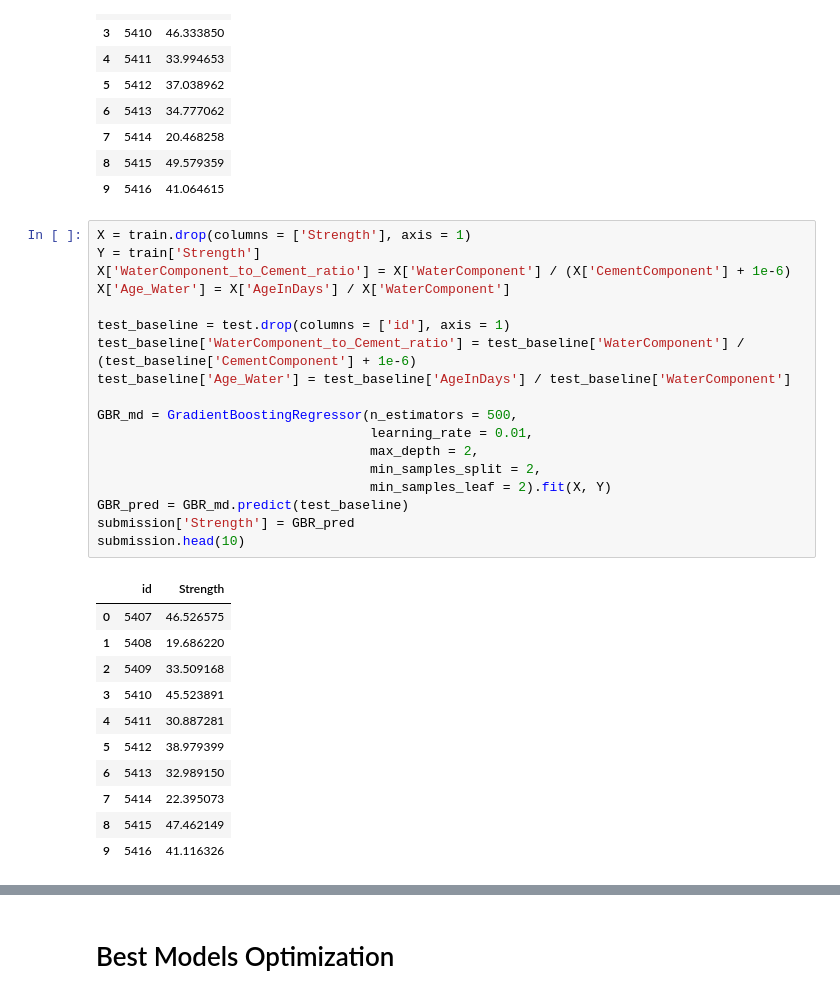
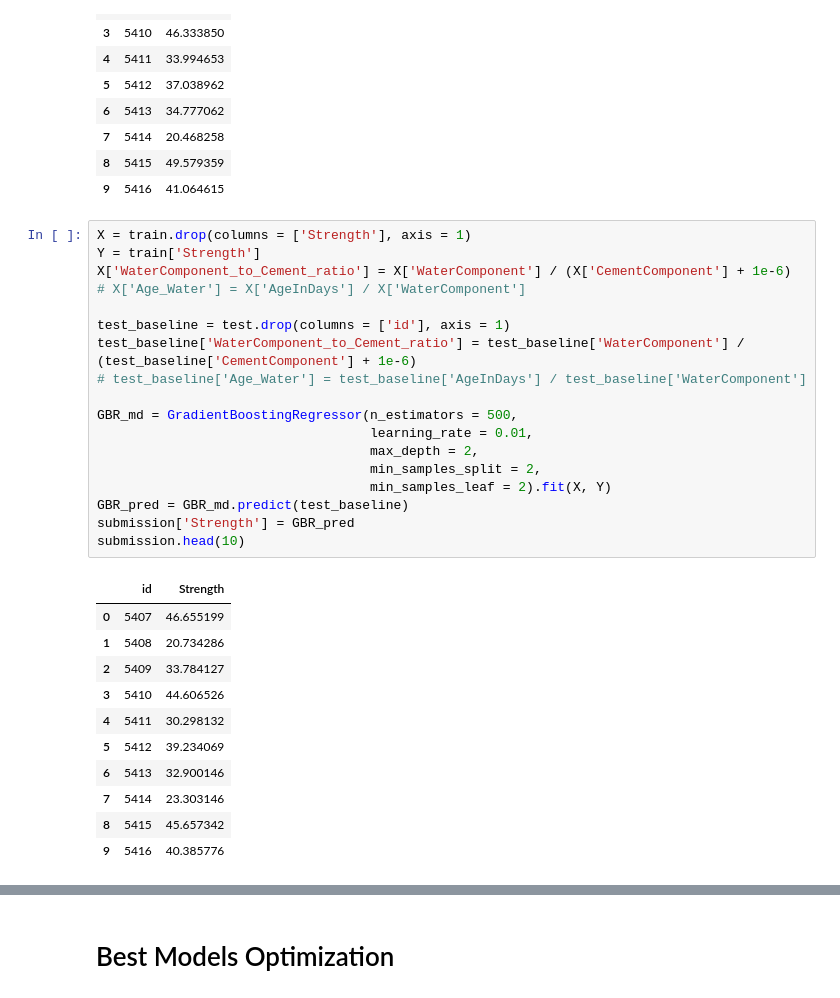
Before and after one commit to Analytics-Data-Science-and-Tech/Analytics_Data_Science, a Jupyter notebook: Tabular-Playground-Series/PS-S3/Ep9/Synthetic_Original.ipynb, the cells around one changed output, grey strips where cells are left out. Drawn from its saved outputs; the diff is of its cells as text.

```diff
--- a/Tabular-Playground-Series/PS-S3/Ep9/Synthetic_Original.ipynb
+++ b/Tabular-Playground-Series/PS-S3/Ep9/Synthetic_Original.ipynb
@@ -120,33 +120,33 @@ submission.head(10)
 # %%
 X = train.drop(columns = ['Strength'], axis = 1)
 Y = train['Strength']
 X['WaterComponent_to_Cement_ratio'] = X['WaterComponent'] / (X['CementComponent'] + 1e-6)
-X['Age_Water'] = X['AgeInDays'] / X['WaterComponent']
+# X['Age_Water'] = X['AgeInDays'] / X['WaterComponent']
 
 test_baseline = test.drop(columns = ['id'], axis = 1)
 test_baseline['WaterComponent_to_Cement_ratio'] = test_baseline['WaterComponent'] / (test_baseline['CementComponent'] + 1e-6)
-test_baseline['Age_Water'] = test_baseline['AgeInDays'] / test_baseline['WaterComponent']
+# test_baseline['Age_Water'] = test_baseline['AgeInDays'] / test_baseline['WaterComponent']
 
 GBR_md = GradientBoostingRegressor(n_estimators = 500,
                                    learning_rate = 0.01,
                                    max_depth = 2,
                                    min_samples_split = 2,
                                    min_samples_leaf = 2).fit(X, Y)
 GBR_pred = GBR_md.predict(test_baseline)
 submission['Strength'] = GBR_pred
 submission.head(10)
 # %% [output]
 |  | id | Strength |
-| 0 | 5407 | 46.526575 |
-| 1 | 5408 | 19.686220 |
-| 2 | 5409 | 33.509168 |
-| 3 | 5410 | 45.523891 |
-| 4 | 5411 | 30.887281 |
-| 5 | 5412 | 38.979399 |
-| 6 | 5413 | 32.989150 |
-| 7 | 5414 | 22.395073 |
-| 8 | 5415 | 47.462149 |
-| 9 | 5416 | 41.116326 |
+| 0 | 5407 | 46.655199 |
+| 1 | 5408 | 20.734286 |
+| 2 | 5409 | 33.784127 |
+| 3 | 5410 | 44.606526 |
+| 4 | 5411 | 30.298132 |
+| 5 | 5412 | 39.234069 |
+| 6 | 5413 | 32.900146 |
+| 7 | 5414 | 23.303146 |
+| 8 | 5415 | 45.657342 |
+| 9 | 5416 | 40.385776 |
 # %%
 X = train.drop(columns = ['Strength'], axis = 1)
 Y = train['Strength']
```
Also changed, not shown: parts of 6 cells of this notebook.
